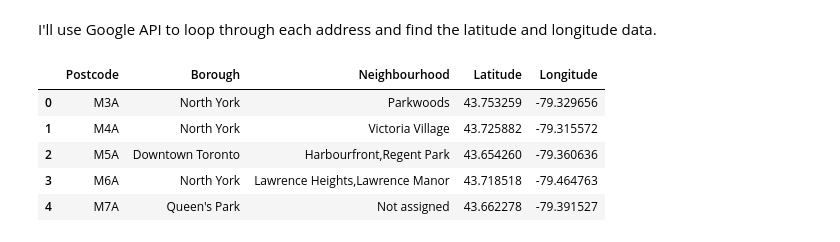
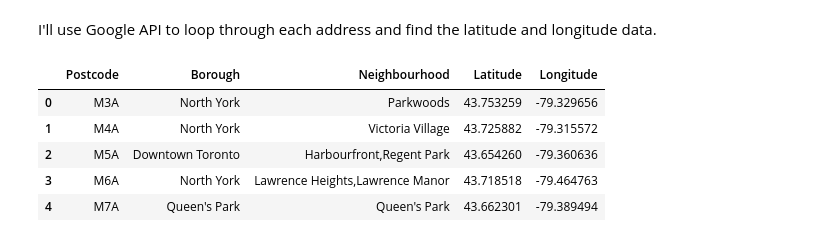
Before and after one commit to lisu1222/Python_datascience, a Jupyter notebook: machine_learning_Python/Toronto_geo_clustering.ipynb, the cells around one changed output. Saved outputs shown, nothing was run; the diff lists cells and outputs as text; code cells hidden in the pictures.

```diff
--- a/machine_learning_Python/Toronto_geo_clustering.ipynb
+++ b/machine_learning_Python/Toronto_geo_clustering.ipynb
@@ -71,8 +64,8 @@ Name: Borough, dtype: int64
 # %% [markdown]
 #### Drop rows where Borough equals to 'Not assigned'
 # %%
-df = df.loc[df['Borough'] != 'Not assigned']
+df = df[df['Borough'] != 'Not assigned']
 print(df.shape)
-df['Borough'].value_counts()
+print(df['Borough'].value_counts())
 # %% [output]
 (211, 3)
@@ -91,3 +91,5 @@ Name: Borough, dtype: int64
+# %%
+df['Neighbourhood'].loc[df['Neighbourhood'] == 'Not assigned'] = df['Borough']
 # %% [markdown]
 #### Inspect rows with duplicated (Postcode, Borough)
 # %%
@@ -122,3 +130,0 @@ df.shape
-# %%
-df['Address'] = 'Tornto'+ ', '+ df['Borough'] +', ' + df['Postcode']
-df.head()
@@ -132,7 +131,7 @@ df.head()
 # %% [markdown]
 #### using a single address to find the latitude and longitude
 # %%
-r = requests.get("https://maps.googleapis.com/maps/api/geocode/json?address="+ "Tornto, North York, M3A" +"&key="+ "AIzaSyCkYuko2tS24H4hllsnranGW6HwmRIlAwk")
+r = requests.get("https://maps.googleapis.com/maps/api/geocode/json?address="+ "Toronto, Etobicoke, M8Z" +"&key="+ "AIzaSyCkYuko2tS24H4hllsnranGW6HwmRIlAwk")
 
 location = json.loads(r.content)
 location['results'][0]['geometry']['location']
@@ -145,25 +144,24 @@ I'll use Google API to loop through each address and find the latitude and longi
 # %%
 # define the dataframe columns
 column_names = ['Latitude', 'Longitude']
 
 # instantiate the dataframe
 locations = pd.DataFrame(columns = column_names)
 
 apiKey = "AIzaSyCkYuko2tS24H4hllsnranGW6HwmRIlAwk"
 for index, row in df.iterrows():
-    address = row['Address']
+    address = row['Postcode'] + ', Toronto'
     r = requests.get("https://maps.googleapis.com/maps/api/geocode/json?address="+ address +"&key="+ apiKey)
     location = json.loads(r.content)
     if location['status'] != 'ZERO_RESULTS':
         locations = locations.append({'Latitude': location['results'][0]['geometry']['location']['lat'],
                                           'Longitude': location['results'][0]['geometry']['location']['lng'],}, ignore_index=True)
 df = df.join(locations)
-df = df.drop(['Address'], axis = 1)
 df.head()
 # %% [output]
 |  | Postcode | Borough | Neighbourhood | Latitude | Longitude |
 | 0 | M3A | North York | Parkwoods | 43.753259 | -79.329656 |
 | 1 | M4A | North York | Victoria Village | 43.725882 | -79.315572 |
 | 2 | M5A | Downtown Toronto | Harbourfront,Regent Park | 43.654260 | -79.360636 |
 | 3 | M6A | North York | Lawrence Heights,Lawrence Manor | 43.718518 | -79.464763 |
-| 4 | M7A | Queen's Park | Not assigned | 43.662278 | -79.391527 |
+| 4 | M7A | Queen's Park | Queen's Park | 43.662301 | -79.389494 |
```
Also changed, not shown: parts of 75 cells of this notebook.
